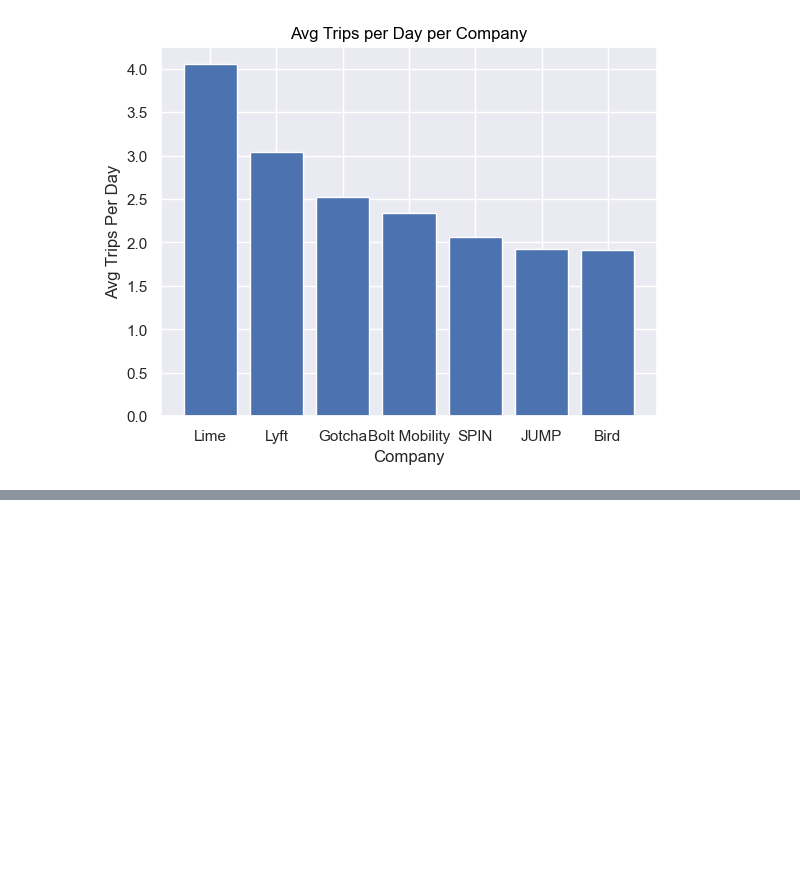
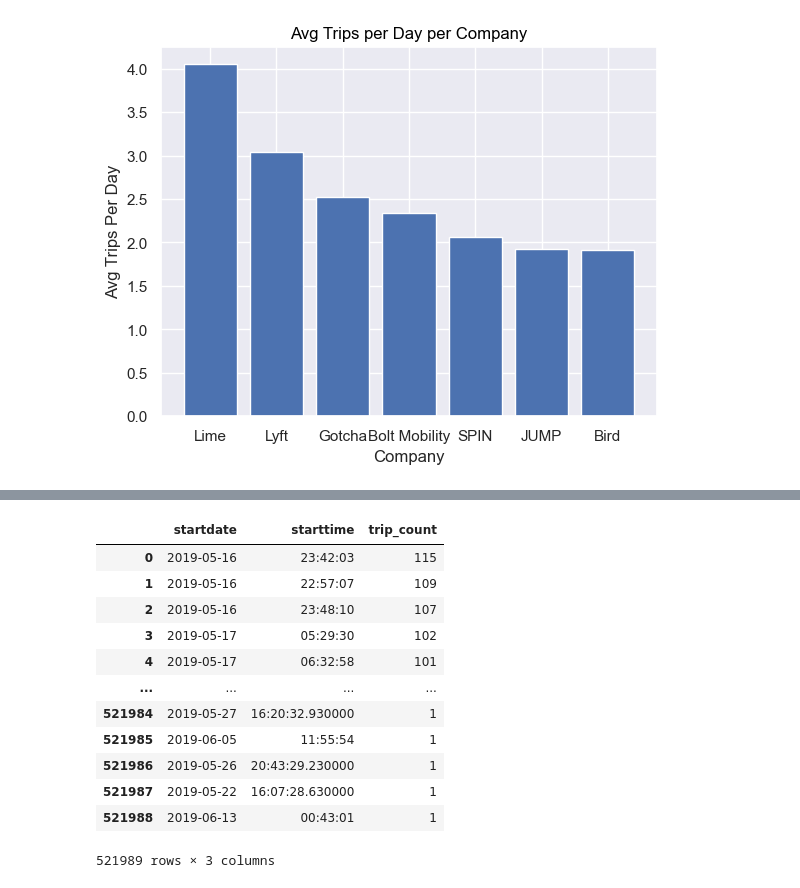
Before and after one commit to NSS-Data-Analytics-Cohort-8/scooter-partner1-whenhugocallsuspythonistas, a Jupyter notebook: notebooks/eda.ipynb, the cells around one changed output, grey strips where cells are left out. Cells and saved outputs as stored; diff of their text form; code cells hidden in the pictures; blank space fills up the shorter version.

```diff
--- a/notebooks/eda.ipynb
+++ b/notebooks/eda.ipynb
@@ -279,0 +282,29 @@ plt.show()
+# %%
+xxx = """
+SELECT startdate, starttime, COUNT(sumdid) as trip_count
+    FROM trips
+    GROUP BY startdate, starttime
+    ORDER BY trip_count DESC
+"""
+
+result = engine.execute(xxx)
+
+xxxx = pd.read_sql(xxx, con = engine)
+xxxx
+
+# like because the WHO was in town playing a show at Bridgestone
+# https://www.setlist.fm/setlist/the-who/2019/bridgestone-arena-nashville-tn-5b903b54.html
+# %% [output]
+|  | startdate | starttime | trip_count |
+| 0 | 2019-05-16 | 23:42:03 | 115 |
+| 1 | 2019-05-16 | 22:57:07 | 109 |
+| 2 | 2019-05-16 | 23:48:10 | 107 |
+| 3 | 2019-05-17 | 05:29:30 | 102 |
+| 4 | 2019-05-17 | 06:32:58 | 101 |
+| ... | ... | ... | ... |
+| 521984 | 2019-05-27 | 16:20:32.930000 | 1 |
+| 521985 | 2019-06-05 | 11:55:54 | 1 |
+| 521986 | 2019-05-26 | 20:43:29.230000 | 1 |
+| 521987 | 2019-05-22 | 16:07:28.630000 | 1 |
+| 521988 | 2019-06-13 | 00:43:01 | 1 |
+521989 rows × 3 columns
```
Also changed, not shown: parts of 2 cells of this notebook.
